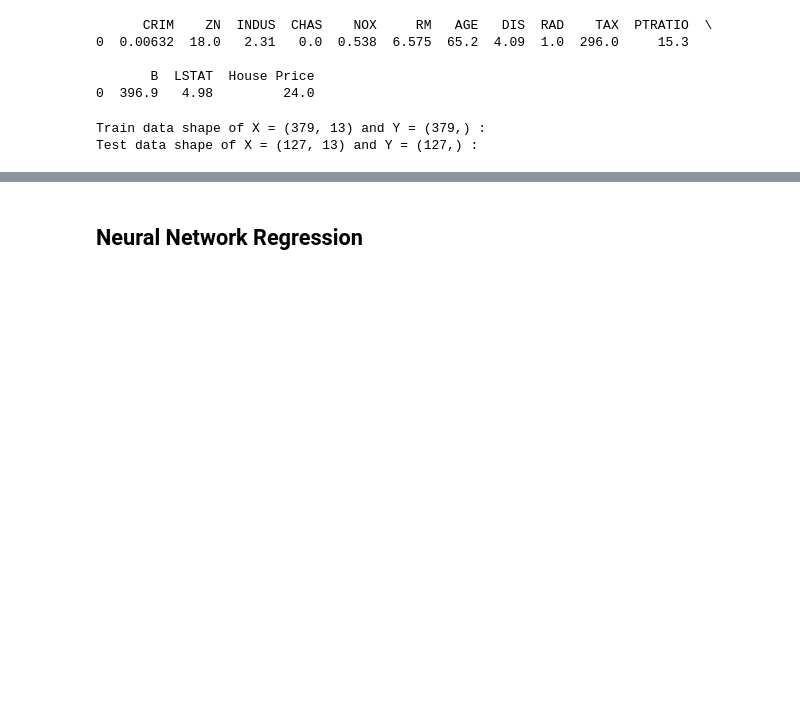
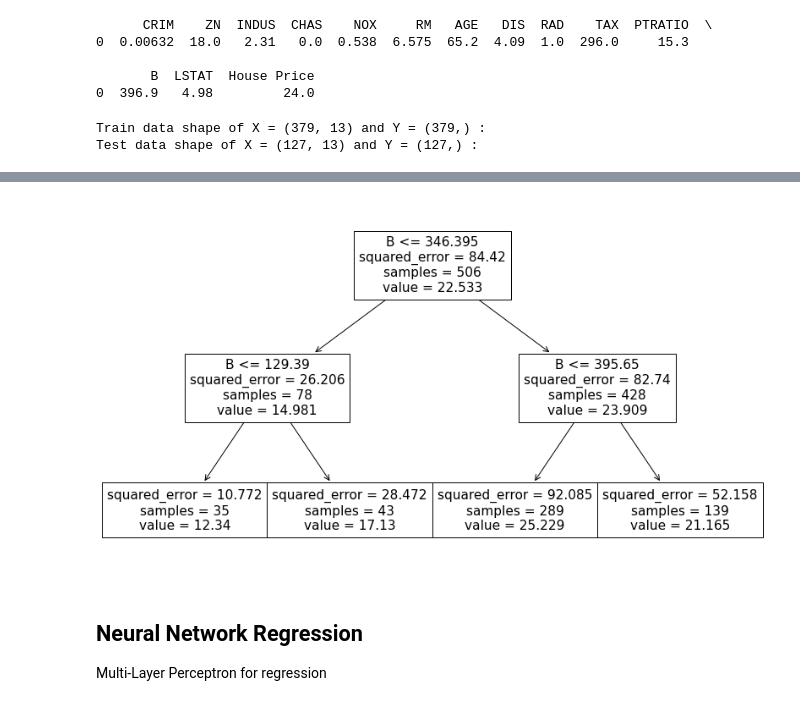
Before and after one commit to the-rich-piana/BioInfo-Notes, a Jupyter notebook: regression_models.ipynb, the cells around one changed output, grey strips where cells are left out. Saved outputs shown, nothing was run; the diff lists cells and outputs as text; code cells hidden in the pictures; blank space fills up the shorter version.

```diff
--- a/regression_models.ipynb
+++ b/regression_models.ipynb
@@ -343,2 +239,14 @@ Predicted price:  6625
+# %%
+from sklearn.tree import plot_tree
+
+_, ax = plt.subplots(figsize=(14, 8))
+_ = plot_tree(d_reg, feature_names=feature_name, ax=ax)
+
+#https://www.cambridgespark.com/info/from-simple-regression-to-multiple-regression-with-decision-trees
+#https://inria.github.io/scikit-learn-mooc/python_scripts/trees_regression.html
+# %% [output]
+[figure, added]
 # %% [markdown]
 <h2> Neural Network Regression </h2>
+
+<p> Multi-Layer Perceptron for regression</p>
```
Also changed, not shown: parts of 19 cells of this notebook.
